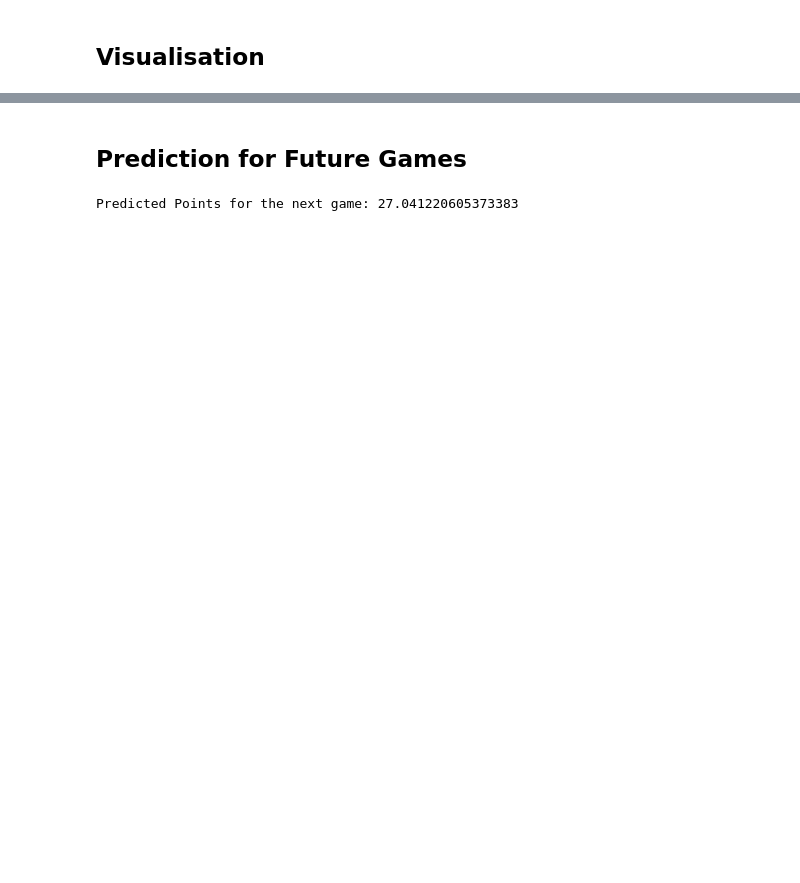
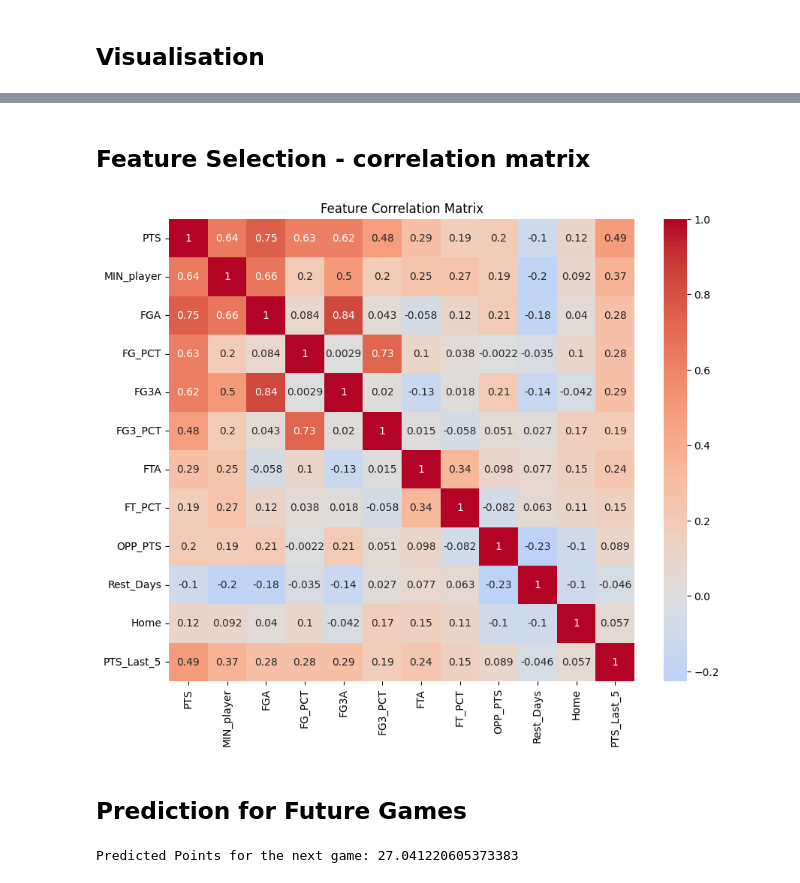
Before and after one commit to JamieYau/nba-analytics-app, a Jupyter notebook: backend/nba_predictive_model.ipynb, the cells around one changed output, grey strips where cells are left out. Cells and saved outputs as stored; diff of their text form; code cells hidden in the pictures; blank space fills up the shorter version.

Commit message:
Add correlation matrix for feature selection

```diff
--- a/backend/nba_predictive_model.ipynb
+++ b/backend/nba_predictive_model.ipynb
@@ -167,3 +168,32 @@ plt.show()
+# %% [markdown]
+## Feature Selection - correlation matrix
+# %%
+import seaborn as sns
+# Select relevant features for scoring prediction
+features_to_check = [
+    'PTS',  # Target variable
+    'MIN_player',  # Minutes played
+    'FGA',  # Field goal attempts
+    'FG_PCT',  # Field goal percentage
+    'FG3A',  # 3-point attempts
+    'FG3_PCT',  # 3-point percentage
+    'FTA',  # Free throw attempts
+    'FT_PCT',  # Free throw percentage
+    'OPP_PTS',  # Opponent points
+    'Rest_Days',  # Days of rest
+    'Home',  # Home/Away
+    'PTS_Last_5'  # Last 5 games scoring average
+]
+
+correlation_matrix = combined_df[features_to_check].corr()
+
+#create heatmap
+plt.figure(figsize=(10, 8))
+sns.heatmap(correlation_matrix, annot=True, cmap='coolwarm', center=0)
+plt.title('Feature Correlation Matrix')
+plt.show()
+# %% [output]
+[figure, added]
 # %% [markdown]
 ## Prediction for Future Games
 # %%
```
Also changed, not shown: parts of 3 cells of this notebook.
